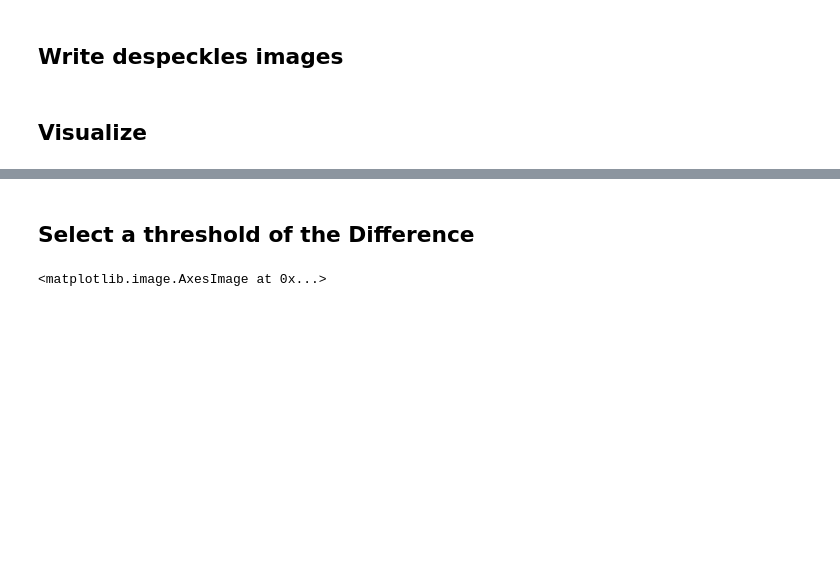
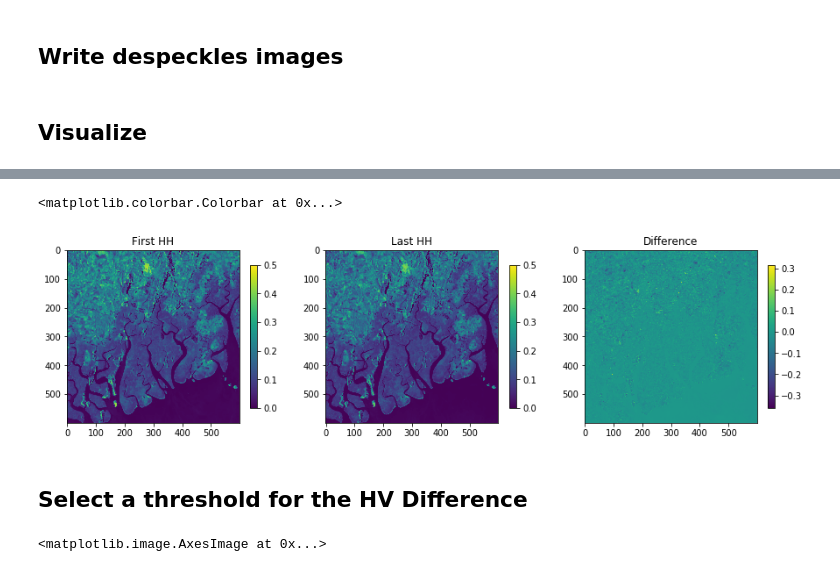
Before and after one commit to simard-landscape-lab/sari-tutorial, a Jupyter notebook: 8-Change Detection/8_Change_Detection.ipynb, the cells around one changed output, grey strips where cells are left out. Saved outputs shown, nothing was run; the diff lists cells and outputs as text; code cells hidden in the pictures; blank space fills up the shorter version.

```diff
--- a/8-Change Detection/8_Change_Detection.ipynb
+++ b/8-Change Detection/8_Change_Detection.ipynb
@@ -115,3 +120,21 @@ fig.colorbar(im, ax=ax[2], shrink=.3)
+# %%
+fig, ax = plt.subplots(1, 3, figsize=(15, 10))
+
+im = ax[0].imshow(hh_0, vmax=.5)
+ax[0].set_title('First HH')
+fig.colorbar(im, ax=ax[0], shrink=.3)
+
+
+im = ax[1].imshow(hh_1, vmax=.5)
+ax[1].set_title('Last HH')
+fig.colorbar(im, ax=ax[1], shrink=.3)
+
+ax[2].set_title('Difference')
+im = ax[2].imshow(diff_hh)
+fig.colorbar(im, ax=ax[2], shrink=.3)
+# %% [output]
+<matplotlib.colorbar.Colorbar at 0x...>
+[figure, added]
 # %% [markdown]
-## Select a threshold of the Difference
+## Select a threshold for the HV Difference
 # %%
```
Also changed, not shown: parts of 40 cells of this notebook, 1 other file.
